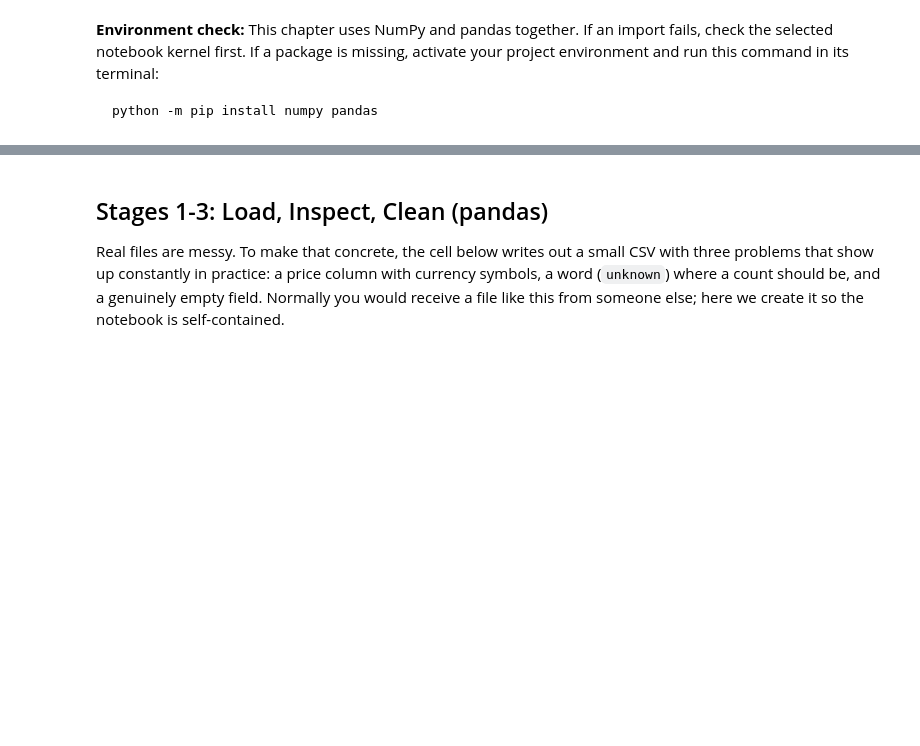
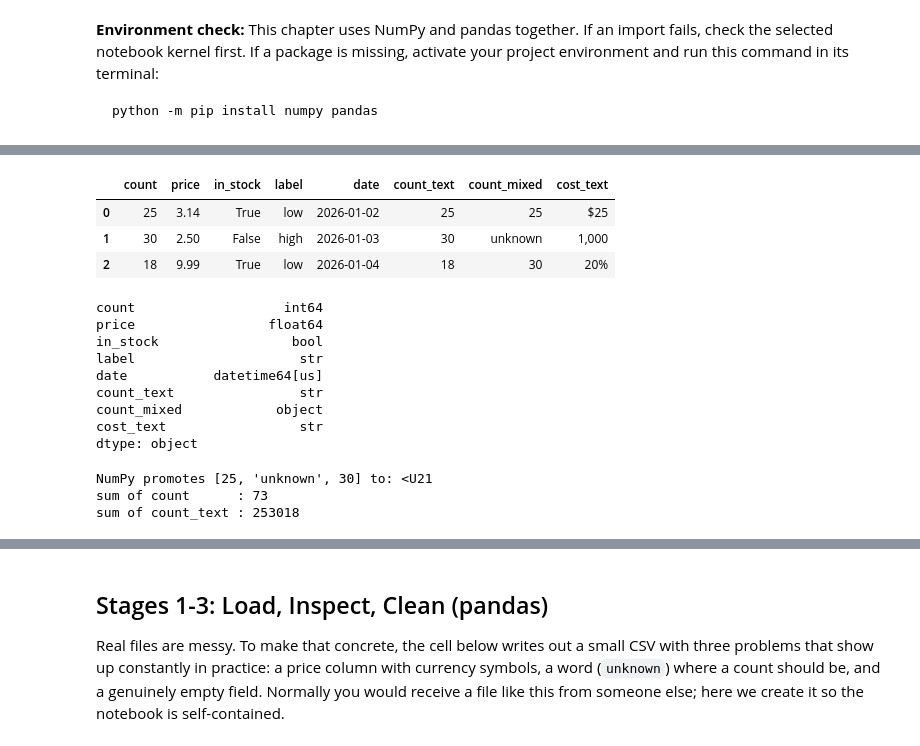
Before and after one commit to Lizhen0909/stat303-1-sec20-coursebook, a Jupyter notebook: numpy_pandas_workflow.ipynb, the cells around one changed output, grey strips where cells are left out. Drawn from its saved outputs; the diff is of its cells as text; code cells hidden in the pictures; blank space fills up the shorter version.

```diff
--- a/numpy_pandas_workflow.ipynb
+++ b/numpy_pandas_workflow.ipynb
@@ -121,0 +101,35 @@ It also means **vectorized pandas code is already running at NumPy speed**. Keep
+# %%
+# every column carries one NumPy dtype; here are the ones you will meet most often
+dtype_demo = pd.DataFrame({
+    "count":       [25, 30, 18],                     # whole numbers          -> int64
+    "price":       [3.14, 2.50, 9.99],               # decimals               -> float64
+    "in_stock":    [True, False, True],              # True / False           -> bool
+    "label":       ["low", "high", "low"],           # text                   -> str
+    "date":        pd.to_datetime(["2026-01-02", "2026-01-03", "2026-01-04"]),  # -> datetime64
+    "count_text":  ["25", "30", "18"],               # numbers stored as text -> str
+    "count_mixed": [25, "unknown", 30],              # numbers and a word     -> object
+    "cost_text":   ["$25", "1,000", "20%"],          # formatting characters  -> str
+})
+display(dtype_demo)
+display(dtype_demo.dtypes)
+
+print("NumPy promotes [25, 'unknown', 30] to:", np.array([25, "unknown", 30]).dtype)
+print("sum of count      :", dtype_demo["count"].sum())
+print("sum of count_text :", dtype_demo["count_text"].sum())
+# %% [output]
+|  | count | price | in_stock | label | date | count_text | count_mixed | cost_text |
+| 0 | 25 | 3.14 | True | low | 2026-01-02 | 25 | 25 | $25 |
+| 1 | 30 | 2.50 | False | high | 2026-01-03 | 30 | unknown | 1,000 |
+| 2 | 18 | 9.99 | True | low | 2026-01-04 | 18 | 30 | 20% |
+count                   int64
+price                 float64
+in_stock                 bool
+label                     str
+date           datetime64[us]
+count_text                str
+count_mixed            object
+cost_text                 str
+dtype: object
+NumPy promotes [25, 'unknown', 30] to: <U21
+sum of count      : 73
+sum of count_text : 253018
```
Also changed, not shown: parts of 31 cells of this notebook, 3 other files.
